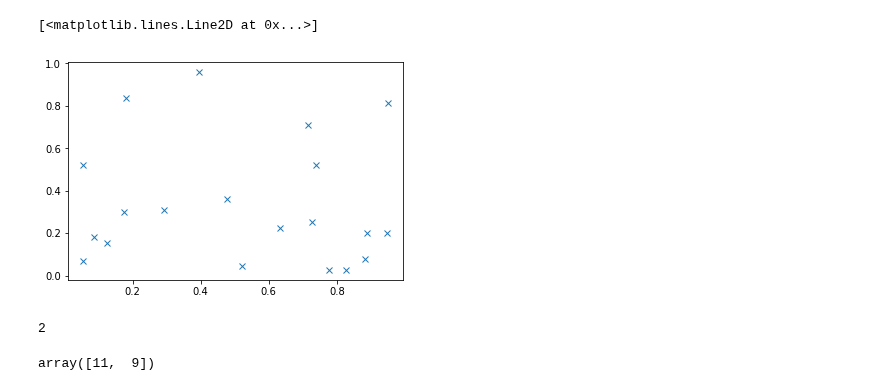
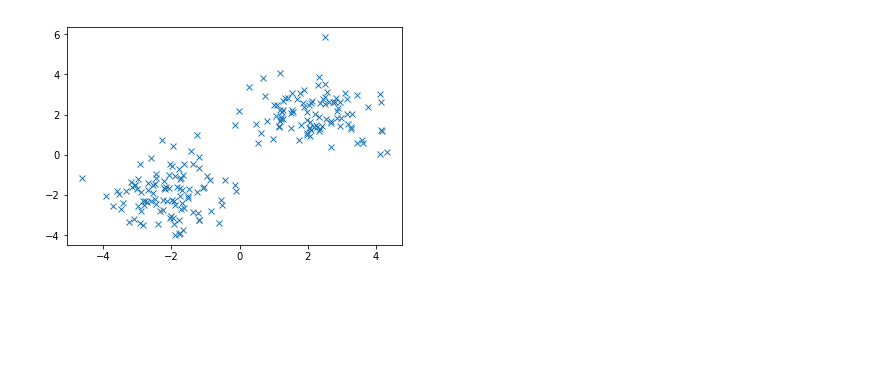
Before and after one commit to numericalalgorithmsgroup/NAGPythonExamples, a Jupyter notebook: multivariate_methods/k-means.ipynb, the cells around one changed output. Saved outputs shown, nothing was run; the diff lists cells and outputs as text; code cells hidden in the pictures; blank space fills up the shorter version.

Commit message:
Update of the k-means demo

```diff
--- a/multivariate_methods/k-means.ipynb
+++ b/multivariate_methods/k-means.ipynb
@@ -11,18 +10,22 @@ Populating the interactive namespace from numpy and matplotlib
 # %%
-#generate a random array to try to cluster, have two variables so can plot it nicely
-#np.random.seed(42)
-n, m  = 20, 2
-K = 2
+number_of_points = 100
 
-X = np.random.rand(n,m)
+#generate a random array to try to cluster, have two variables so can plot it
+np.random.seed(42) # For reproducibility
 
-plt.plot(X[:,0],X[:,1],'x')
+#Explicity construct two nicely separated clusters for ease of demonstration
+mean1 = [-2, -2]
+cov1 = [[1, 0], [0, 1]]
+X1 = np.random.multivariate_normal(mean1, cov1, number_of_points)
+
+mean2 = [2, 2]
+cov2 = [[1, 0], [0, 1]]
+X2 = np.random.multivariate_normal(mean2, cov2, number_of_points)
+
+#Join the two together to make a single set of points
+X = np.concatenate((X1,X2))
+
+#Plot the combined dataset
+plt.plot(X[:,0],X[:,1],'x');
 # %% [output]
-[<matplotlib.lines.Line2D at 0x...>]
-[figure, old version]
+[figure, new version]
-# %%
-isx = np.full(m,1.0,dtype=int)
-nvar = isx.sum()
-nvar
-# %% [output]
-2
@@ -32,4 +31,0 @@ kmeans = mv.cluster_kmeans(X,isx,cmeans,maxit=10)
-# %%
-kmeans.nic
-# %% [output]
-array([11,  9])
```
Also changed, not shown: parts of 9 cells of this notebook.
